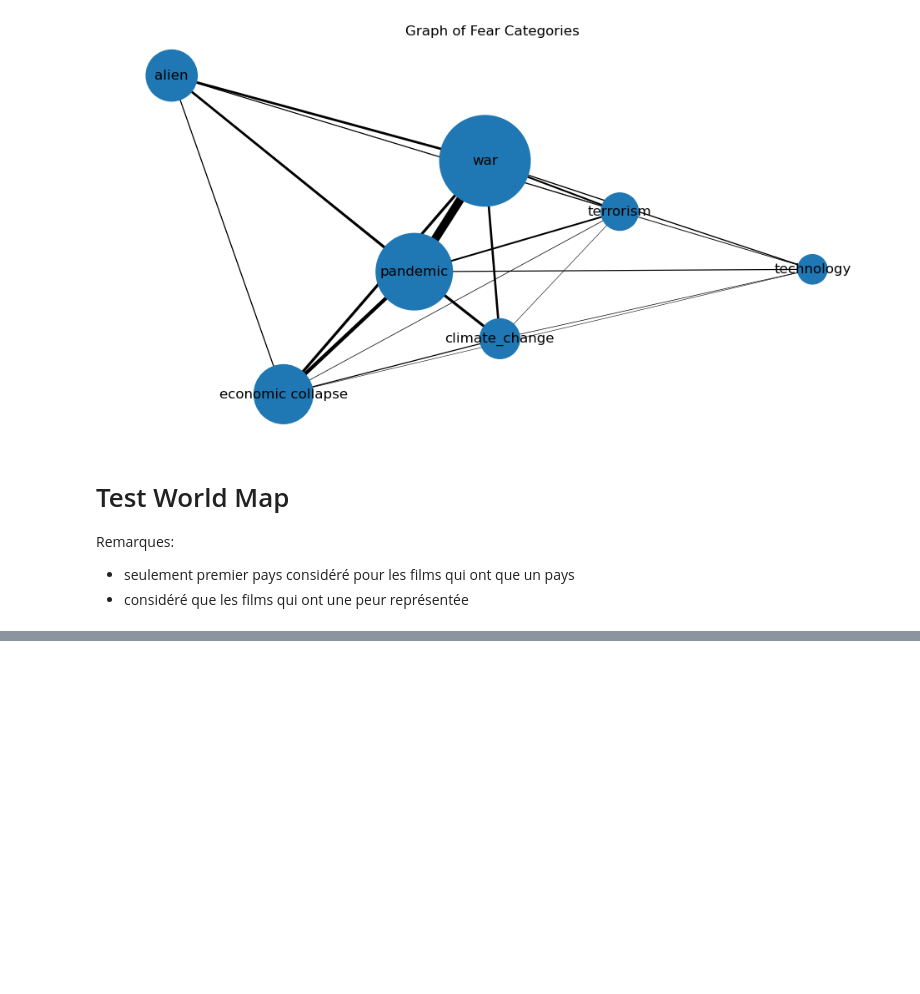
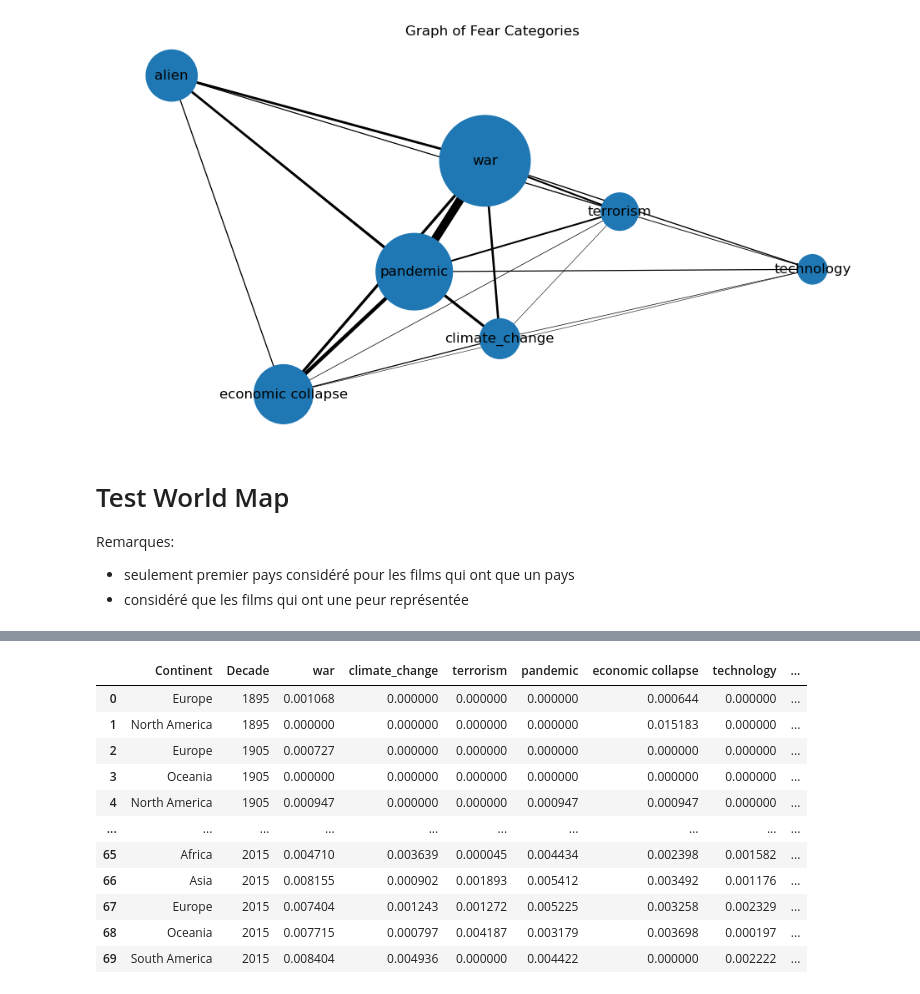
Before and after one commit to epfl-ada/ada-2023-project-workingteam2023, a Jupyter notebook: exploration/main.ipynb, the cells around one changed output, grey strips where cells are left out. Drawn from its saved outputs; the diff is of its cells as text; code cells hidden in the pictures; blank space fills up the shorter version.

```diff
--- a/exploration/main.ipynb
+++ b/exploration/main.ipynb
@@ -1325,0 +1311,98 @@ all_movies_actual_year = all_movies_lexicon_world_map[all_movies_lexicon_world_m
+# %%
+# Evolution by year
+import plotly.express as px
+
+
+df = all_movies_lexicon_world_map.copy()
+
+
+## Count number of movies for each continent by decade
+# Add continent
+df['Continent'] = df['Movie countries'].apply(lambda x: country_to_continent(x))
+# Add decade
+df['Decade'] = df['Movie release date'].apply(lambda x: x- (x % 10+5))
+
+# Count number of movie for each continent for each decade, call the column 'Number movies'
+movie_count_by_continent_year = df.groupby(['Continent', 'Decade']).size().reset_index(name='Number movies')
+
+
+# Create a dataset with the mean frequency of each category for each country for every year
+category_freq_by_country_year_test = df.groupby(['Movie countries', 'Movie release date'])[fear_categories].mean()
+category_freq_by_country_year_test = category_freq_by_country_year_test.reset_index()
+category_freq_by_country_year_test = category_freq_by_country_year_test.sort_values(['Movie release date'])
+
+# Add decade column
+category_freq_by_country_year_test['Decade'] = category_freq_by_country_year_test['Movie release date'].apply(lambda x: x- (x % 10)+5)
+# Add continent column
+category_freq_by_country_year_test['Continent'] = category_freq_by_country_year_test['Movie countries'].apply(lambda x: country_to_continent(x))
+
+# Groupe by decade and by continent and calculate the mean frequency for each category
+category_freq_by_country_year_test = category_freq_by_country_year_test.groupby(['Continent', 'Decade'])[fear_categories].mean()
+category_freq_by_country_year_test = category_freq_by_country_year_test.reset_index()
+category_freq_by_country_year_test = category_freq_by_country_year_test.sort_values(['Decade'])
+
+# Add column location country
+category_freq_by_country_year_test['location country'] = ''
+for index, row in category_freq_by_country_year_test.iterrows():
+    if row['Continent'] == 'Oceania':
+        category_freq_by_country_year_test.loc[index, 'location country'] = 'Australia'
+    elif row['Continent'] == 'North America':
+        category_freq_by_country_year_test.loc[index, 'location country'] = 'United States'
+    elif row['Continent'] == 'South America':
+        category_freq_by_country_year_test.loc[index, 'location country'] = 'Brazil'
+    elif row['Continent'] == 'Africa':
+        category_freq_by_country_year_test.loc[index, 'location country'] = 'Niger'
+    elif row['Continent'] == 'Asia':
+        category_freq_by_country_year_test.loc[index, 'location country'] = 'China'
+    elif row['Continent'] == 'Europe':
+        category_freq_by_country_year_test.loc[index, 'location country'] = 'France'
+
+
+# # Test
+# # Count number of rows where continent is Europe and decade is 1895
+# count = movie_count_by_continent_year.loc['Europe', 1895]
+# display(count)
+
+
+
+### Merge movie_country_count and category_freq_by_country_year_test on decade and continent
+category_freq_by_country_year_test = pd.merge(category_freq_by_country_year_test, movie_count_by_continent_year, on=['Decade', 'Continent'], how='left')
+
+
+# Define category
+category = 'war'
+
+max_size = category_freq_by_country_year_test[category].max()
+max_color = category_freq_by_country_year_test['Number movies'].max()
+scale = 1000
+
+fig = px.scatter_geo(category_freq_by_country_year_test,
+                     locationmode = 'country names',
+                     locations="location country",
+                     color="Number movies",
+                     hover_name="Continent",
+                     animation_frame="Decade",
+                     projection="natural earth",
+                     size = category,
+                     size_max=max_size*scale,
+                     range_color=[0, max_color],
+                     animation_group=category,
+                     )
+
+
+fig.write_html("test_map.html")
+
+fig.show()
+# %% [output]
+|  | Continent | Decade | war | climate_change | terrorism | pandemic | economic collapse | technology | ... |
+| 0 | Europe | 1895 | 0.001068 | 0.000000 | 0.000000 | 0.000000 | 0.000644 | 0.000000 | ... |
+| 1 | North America | 1895 | 0.000000 | 0.000000 | 0.000000 | 0.000000 | 0.015183 | 0.000000 | ... |
+| 2 | Europe | 1905 | 0.000727 | 0.000000 | 0.000000 | 0.000000 | 0.000000 | 0.000000 | ... |
+| 3 | Oceania | 1905 | 0.000000 | 0.000000 | 0.000000 | 0.000000 | 0.000000 | 0.000000 | ... |
+| 4 | North America | 1905 | 0.000947 | 0.000000 | 0.000000 | 0.000947 | 0.000947 | 0.000000 | ... |
+| ... | ... | ... | ... | ... | ... | ... | ... | ... | ... |
+| 65 | Africa | 2015 | 0.004710 | 0.003639 | 0.000045 | 0.004434 | 0.002398 | 0.001582 | ... |
+| 66 | Asia | 2015 | 0.008155 | 0.000902 | 0.001893 | 0.005412 | 0.003492 | 0.001176 | ... |
+| 67 | Europe | 2015 | 0.007404 | 0.001243 | 0.001272 | 0.005225 | 0.003258 | 0.002329 | ... |
+| 68 | Oceania | 2015 | 0.007715 | 0.000797 | 0.004187 | 0.003179 | 0.003698 | 0.000197 | ... |
+| 69 | South America | 2015 | 0.008404 | 0.004936 | 0.000000 | 0.004422 | 0.000000 | 0.002222 | ... |
```
Also changed, not shown: parts of 6 cells of this notebook, 2 other files.
